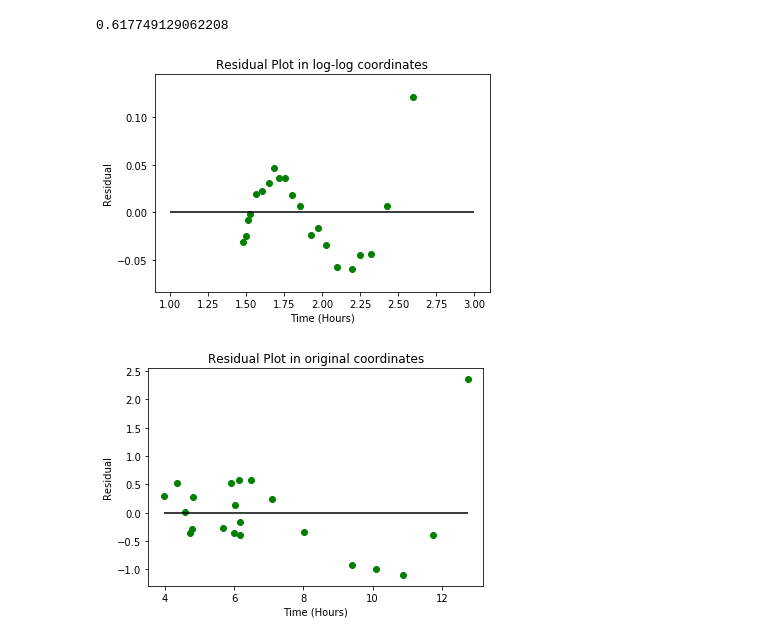
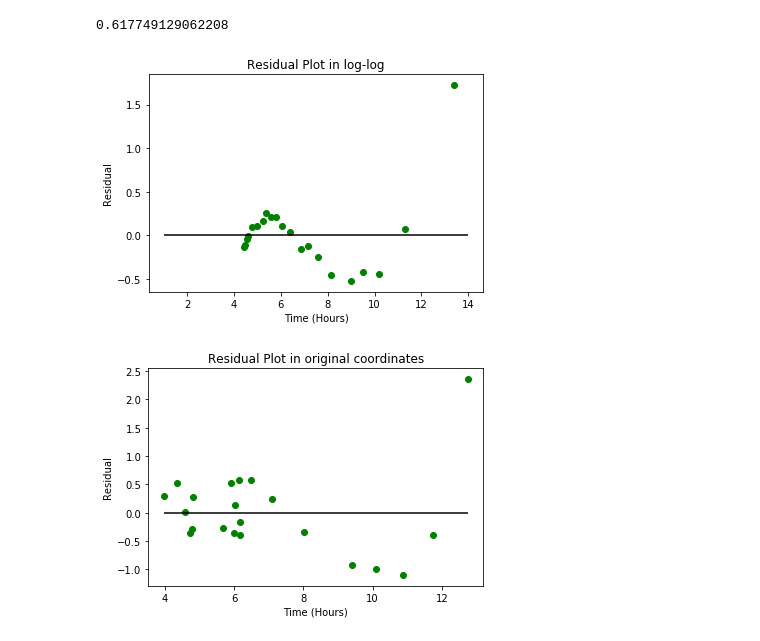
Before and after one commit to lpoon2/CS498-AML, a Jupyter notebook: hw5/hw5.1.ipynb, the cells around one changed output. Saved outputs shown, nothing was run; the diff lists cells and outputs as text; code cells hidden in the pictures.

```diff
--- a/hw5/hw5.1.ipynb
+++ b/hw5/hw5.1.ipynb
@@ -84,23 +84,24 @@ r_square
 # %%
 from sklearn import linear_model
 reg = linear_model.LinearRegression()
 x = np.array(df['Hours'])
 y = np.array(df['Sulfate'])
 x = np.log(np.transpose(np.matrix(x)))
 y = np.log(np.transpose(np.matrix(y)))
 
 reg.fit(x,y)
-x_r = np.squeeze(np.asarray(reg.predict(x)))
-y_r = np.squeeze(np.asarray(y-reg.predict(x)))
+x_r = np.exp(np.squeeze(np.asarray(reg.predict(x))))
+y_r = np.array(df['Sulfate'])-np.exp(np.squeeze(np.asarray(reg.predict(x))))
 
 plt.scatter(x_r ,y_r ,color ='green')
-plt.hlines(y = 0, xmin = 1, xmax = 3)
-plt.title('Residual Plot in log-log coordinates')
+plt.hlines(y = 0, xmin = 1, xmax = 14)
+
+plt.title('Residual Plot in log-log')
 plt.xlabel('Time (Hours)')
 plt.ylabel('Residual')
 plt.show()
 # %% [output]
-[figure, old version]
+[figure, new version]
 # %%
 from sklearn import linear_model
 
```
